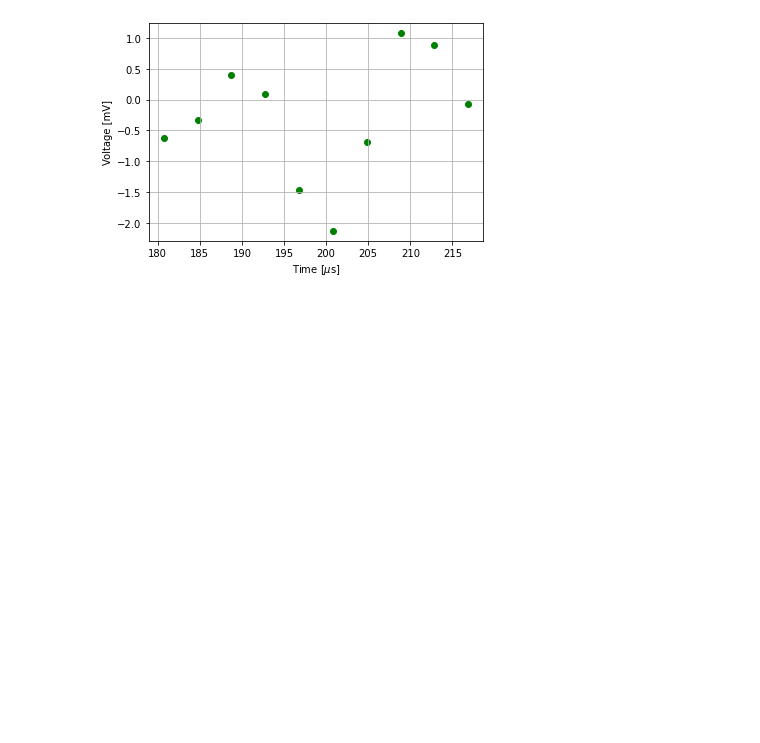
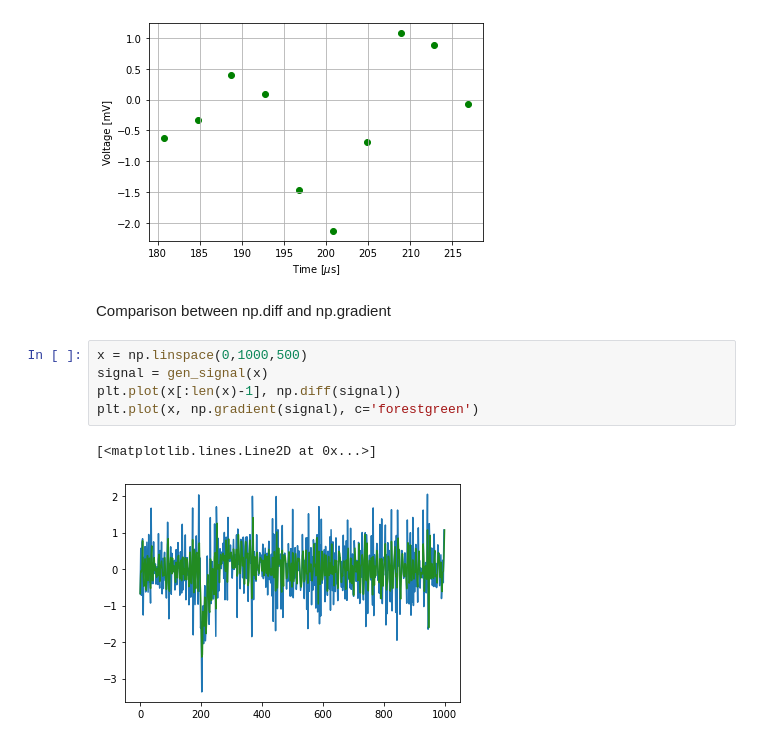
Before and after one commit to biqute/QTLab2122, a Jupyter notebook: SingleIRsource/simulated/simulation.ipynb, the cells around one changed output. Drawn from its saved outputs; the diff is of its cells as text; blank space fills up the shorter version.

```diff
--- a/SingleIRsource/simulated/simulation.ipynb
+++ b/SingleIRsource/simulated/simulation.ipynb
@@ -87,3 +119,13 @@ derivative_trigger(signal, n=2)
 [figure]
 [figure]
 [figure]
+# %% [markdown]
+Comparison between np.diff and np.gradient
+# %%
+x = np.linspace(0,1000,500)
+signal = gen_signal(x)
+plt.plot(x[:len(x)-1], np.diff(signal))
+plt.plot(x, np.gradient(signal), c='forestgreen')
+# %% [output]
+[<matplotlib.lines.Line2D at 0x...>]
+[figure, added]
```
Also changed, not shown: parts of 18 cells of this notebook, 11 other files.
